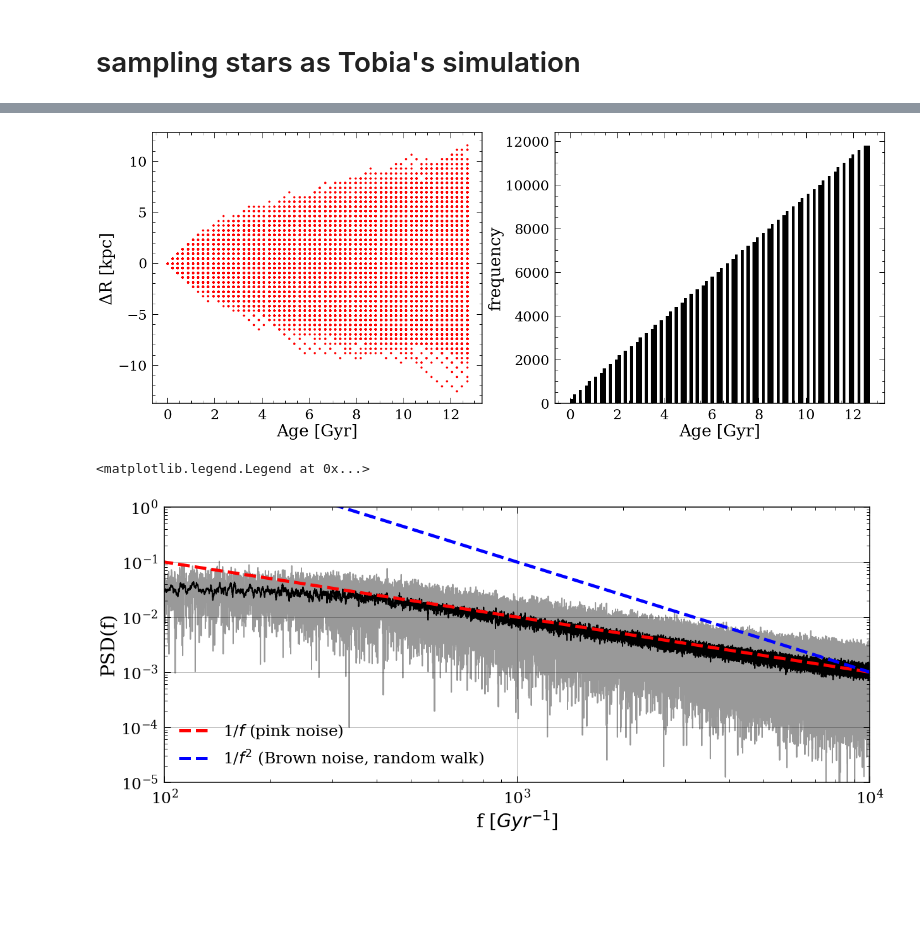
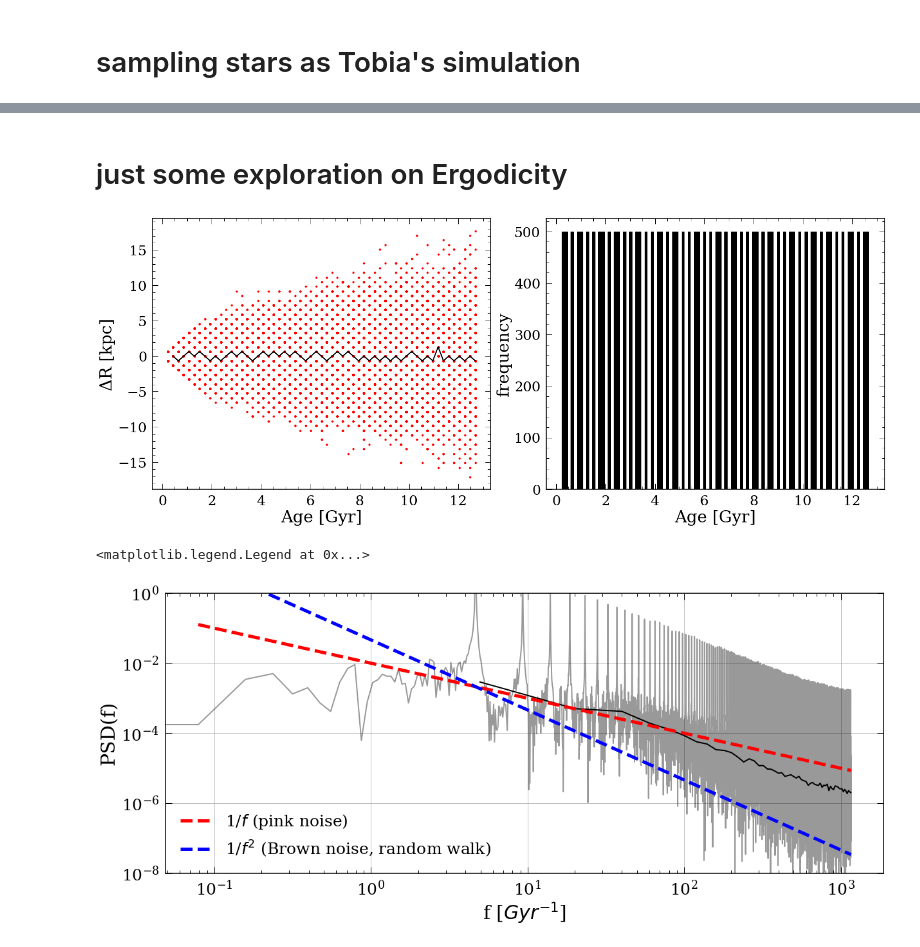
Before and after one commit to lyx12311/Subdiffusion, a Jupyter notebook: RandomWalkPower.ipynb, the cells around one changed output, grey strips where cells are left out. Saved outputs shown, nothing was run; the diff lists cells and outputs as text; code cells hidden in the pictures; blank space fills up the shorter version.

```diff
--- a/RandomWalkPower.ipynb
+++ b/RandomWalkPower.ipynb
@@ -194,12 +158,25 @@ ages, drs = np.zeros(0), np.zeros(0)
 
 stellage = []
 dR = []
+D = 1
 
+xfs = np.zeros(0)
+PSDs = np.zeros(0)
+pn = np.zeros(59)
 for i in trange(59):
     for j in range(200):
-        agenew, drnew = Randomwalk1D(59-i, 0.215)
+        agenew, drnew = Randomwalk1D(59-i, 0.215, D=D)
         ages = np.append(ages, np.array(agenew)+i*0.215)
         drs = np.append(drs, np.array(drnew))
 
+        # do fft
+        N = len(agenew)
+        T = max(agenew)/N
+        yf = fft(drnew)
+        xfs = np.append(xfs,fftfreq(N, T)[:N//2])
+        FFTp = 2.0/N * np.abs(yf[0:N//2])
+        PSDs = np.append(PSDs, FFTp**2)
+        pn[i] = len(agenew)
+
         stellage.append((59-i)*0.215)
         dR.append(drs[-1])
@@ -206,42 +199,47 @@ for i in trange(59):
+# %% [markdown]
+# just some exploration on Ergodicity
 # %%
 plt.figure(figsize=(20,8))
 plt.subplot(1,2,1)
-plt.plot(ages, drs, 'r.');
+plt.plot(stellage, dR, 'r.');
+age_smooth, dr_smooth = SlideMed(stellage, dR, 0.0025/2, 0.0025)
+plt.plot(age_smooth, dr_smooth, 'k-')
 plt.xlabel('Age [Gyr]')
 plt.ylabel('ΔR [kpc]')
 
 plt.subplot(1,2,2)
-plt.hist(ages, bins=100, color='k');
+plt.hist(stellage, bins=100, color='k');
 plt.xlabel('Age [Gyr]')
 plt.ylabel('frequency')
 plt.tight_layout()
 # %% [output]
-[figure, old version]
+[figure, new version]
+# %%
+stellage, dR = zip(*sorted(zip(stellage, dR)))
 # %%
-N = len(ages)
-T = max(ages)/N
-yf = fft(drs)
+N = len(stellage)
+T = max(stellage)/N
+yf = fft(dR)
 
 xf = fftfreq(N, T)[:N//2]
 
 plt.figure(figsize=(20,8))
 PSD = 2.0/N * np.abs(yf[0:N//2])
-plt.loglog(xf,PSD,'k-',alpha=0.4)
+plt.loglog(xf,PSD**2,'k-',alpha=0.4)
 
-#PSD_smooth = gaussian_filter1d(PSD, 5)
-PSD_smooth = savgol_filter(PSD, 21, 1)
-plt.loglog(xf,PSD_smooth,'k-')
+xfs_smooth, PSDs_smooth = SlideMed(xf, PSD**2, 10, 20)
+plt.loglog(xfs_smooth, PSDs_smooth,'k-')
 
-A1 = 10
-A2 = 1e5
+A1 = 0.01
+A2_2 = A2*0.215**2
 plt.plot(xf, A1/xf, 'r--',label='1/$f$ (pink noise)',linewidth=5)
-plt.plot(xf, A2/xf**2, 'b--',label='1/$f^2$ (Brown noise, random walk)',linewidth=5)
+plt.plot(xf, A2_2/xf**2, 'b--',label='1/$f^2$ (Brown noise, random walk)',linewidth=5)
 plt.grid()
-plt.xlim([100,1e4])
-plt.ylim([1e-5,1])
+#plt.xlim([100,3e4])
+plt.ylim([1e-8,1])
 plt.xlabel('f [$Gyr^{-1}$]')
 plt.ylabel('PSD(f)')
 plt.legend(loc=3)
 # %% [output]
 <matplotlib.legend.Legend at 0x...>
-[figure, old version]
+[figure, new version]
```
Also changed, not shown: parts of 13 cells of this notebook.
